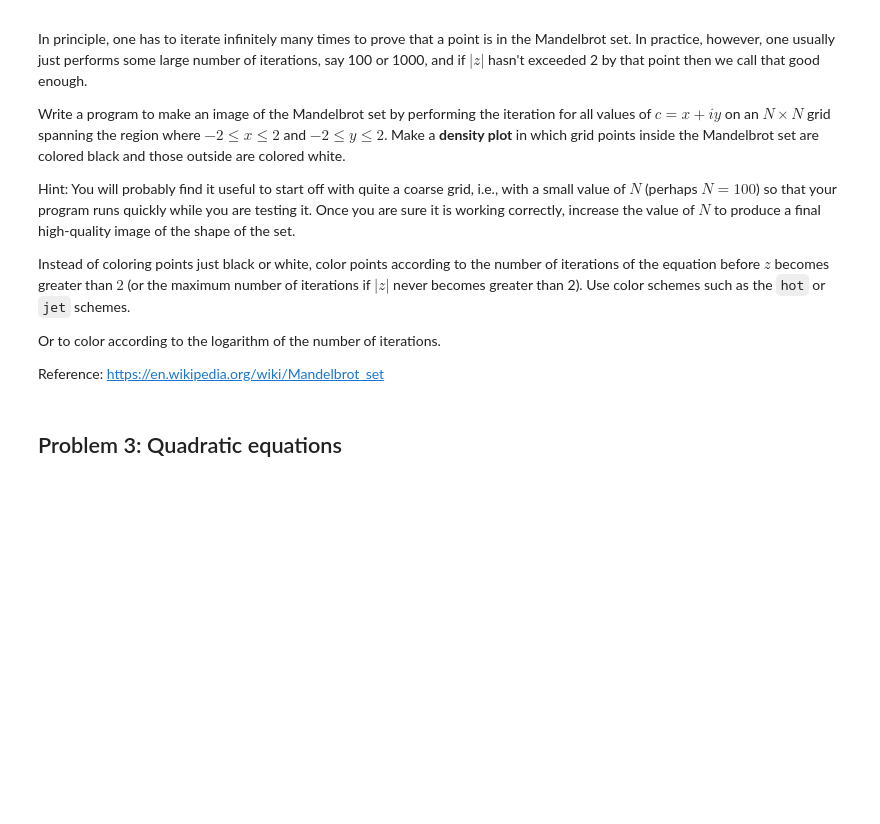
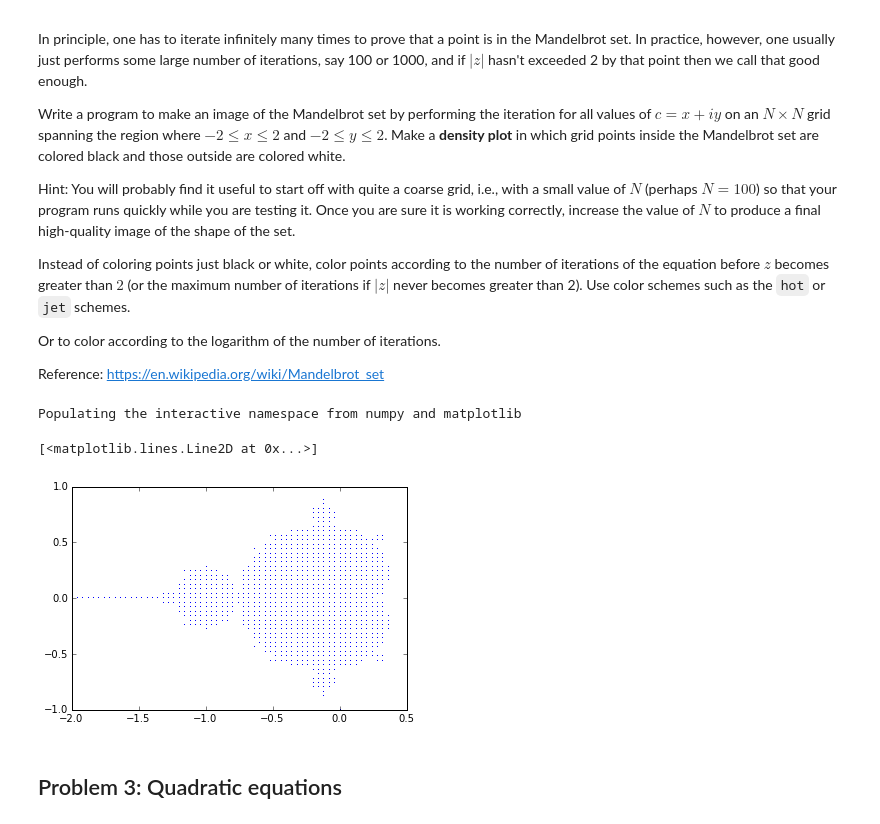
Before and after one commit to pcchen/NTHU10320PHYS290000, a Jupyter notebook: student/102022171/Homework3.ipynb, the cells around one changed output. Drawn from its saved outputs; the diff is of its cells as text; code cells hidden in the pictures; blank space fills up the shorter version.

```diff
--- a/student/102022171/Homework3.ipynb
+++ b/student/102022171/Homework3.ipynb
@@ -120,3 +88,34 @@ Reference: https://en.wikipedia.org/wiki/Mandelbrot_set
+# %%
+# Problem 2
+%pylab inline
+def z(n,c):
+    t=[0]
+    a=n
+    while a!=0:
+        t.append((t[n-a])**2+c)
+        a=a-1
+        if abs(t[n-a])>2:
+            return False
+    return True
+x=-2
+y=-2
+a=1
+xt=[]
+yt=[]
+while a<100:
+    b=1
+    while b<100:
+        if z(1000,complex(x+0.04*b,(y+0.04*a))):
+            xt.append(x+0.04*b)
+            yt.append(y+0.04*a)
+        b=b+1
+    a=a+1
+
+plot (xt,yt,',')
+# %% [output]
+Populating the interactive namespace from numpy and matplotlib
+[<matplotlib.lines.Line2D at 0x...>]
+[figure, added]
 # %% [markdown]
 ## Problem 3: Quadratic equations
 # %% [markdown]
```
Also changed, not shown: parts of 11 cells of this notebook.
